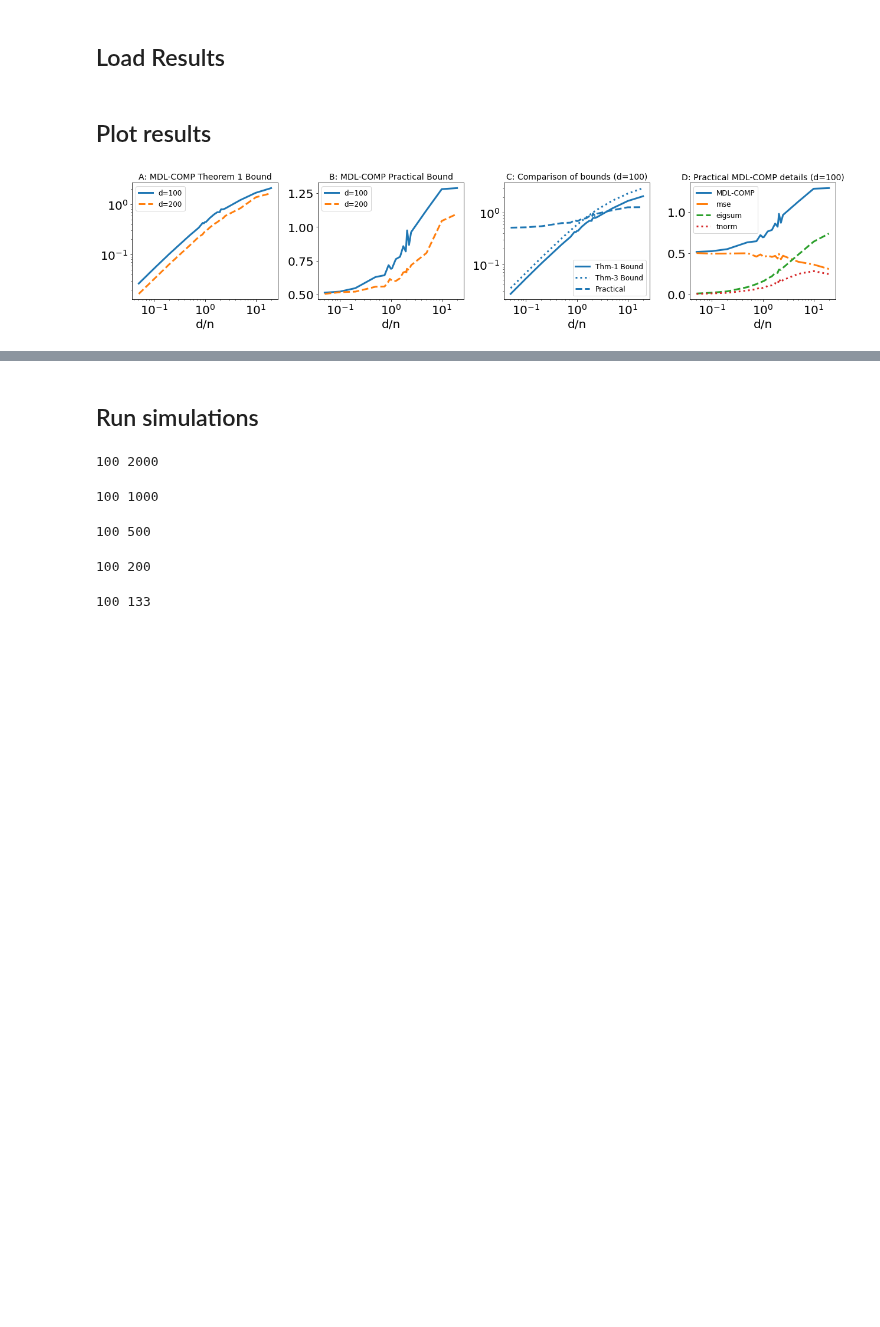
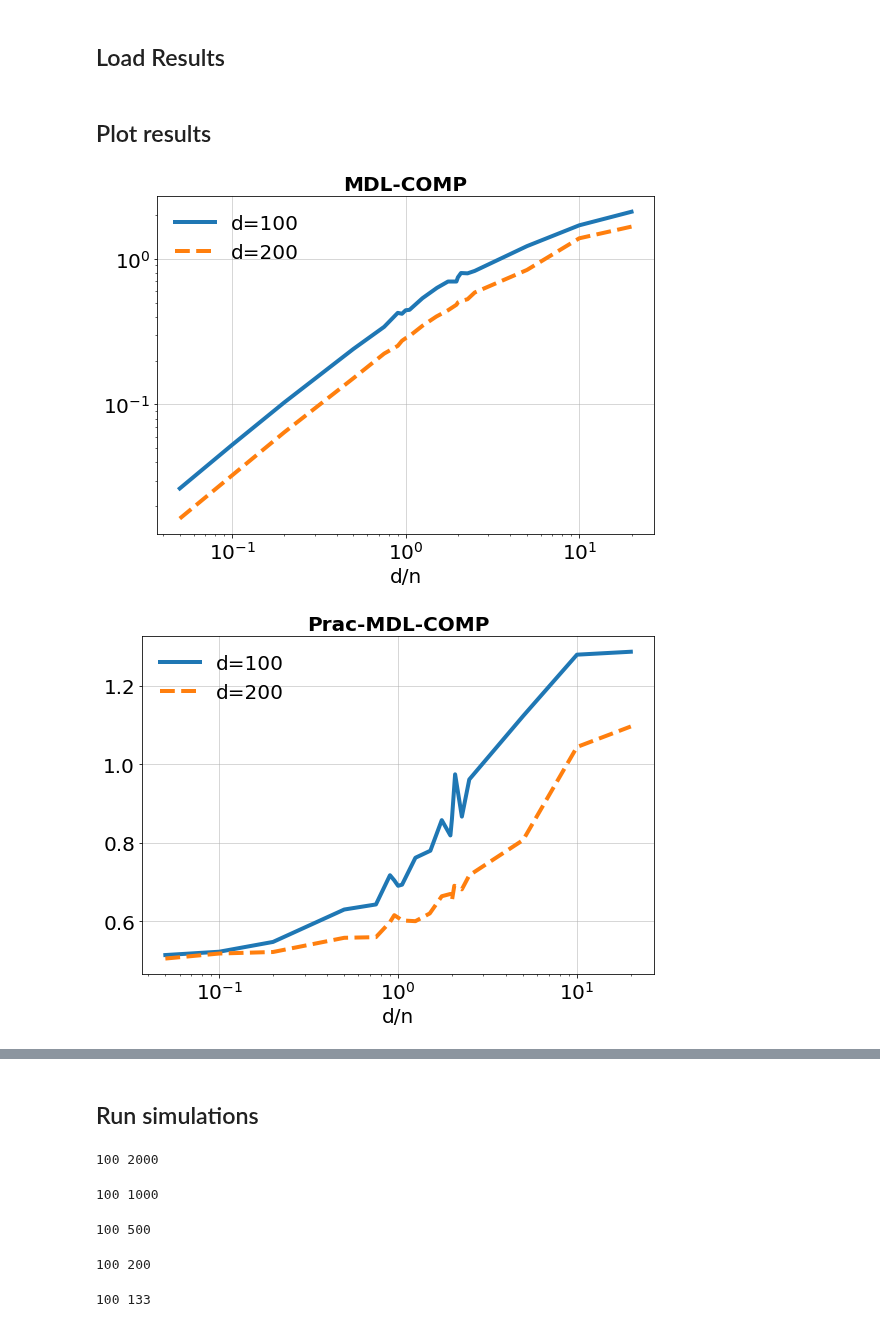
Before and after one commit to csinva/mdl-complexity, a Jupyter notebook: 06_mdl_bounds_comparison.ipynb, the cells around one changed output, grey strips where cells are left out. Cells and saved outputs as stored; diff of their text form; code cells hidden in the pictures; blank space fills up the shorter version.

Commit message:
mdl bounds

```diff
--- a/06_mdl_bounds_comparison.ipynb
+++ b/06_mdl_bounds_comparison.ipynb
@@ -91,54 +95,74 @@ mdl_practice = results["mdl_practice"]
 thm3_bnds = results["mdl_thm_3"]
 mse = results["mse"]
 eigsum = results["eigsum"]
 tnorm = results["tnorm"]
 
-plt.figure(figsize=[18, 4])
+# plt.figure(figsize=[5, 5])
 
+mpl.rcParams['legend.fontsize'] = 20
 lss = ['-', '--', '-.', ':']
-plt.subplot(1, 4, 1)
+plt.figure(figsize=[8, 6])
 for j, d in enumerate(ds):
     ns = np.asarray(d/gammas, dtype=int)
-    plt.plot(d/ns, mdl_theory.mean(0)[j, :], color=cs[j], linestyle=lss[j],linewidth=3.,  label='d=%d'%(d))
-plt.legend()
-plt.title('A: MDL-COMP Theorem 1 Bound')
+    plt.plot(d/ns, mdl_theory.mean(0)[j, :], color=cs[j], linestyle=lss[j],linewidth=4.,  label='d=%d'%(d))
+plt.grid(True, alpha=0.5, linewidth=1.)
+plt.legend(frameon=False)
+plt.title('MDL-COMP', fontweight='bold', fontsize=20)
 plt.xscale('log')
 plt.yscale('log')
 plt.xlabel('d/n')
+plt.tight_layout()
+plt.savefig('mdl_theory.pdf')
+plt.show()
 
-plt.subplot(1, 4, 2)
+plt.figure(figsize=[8, 6])
 for j, d in enumerate(ds):
     ns = np.asarray(d/gammas, dtype=int)
-    plt.plot(d/ns, mdl_practice.mean(0)[j, :], color=cs[j], linestyle=lss[j],linewidth=3.,  label='d=%d'%(d))
-plt.title('B: MDL-COMP Practical Bound')
+    plt.plot(d/ns, mdl_practice.mean(0)[j, :], color=cs[j], linestyle=lss[j],linewidth=4.,  label='d=%d'%(d))
+plt.title('Prac-MDL-COMP', fontweight='bold', fontsize=20)
 plt.xscale('log')
-plt.legend()
+plt.legend(frameon=False)
 plt.xlabel('d/n')
+plt.grid(True, alpha=0.5, linewidth=1.)
+plt.tight_layout()
 
-plt.subplot(1, 4, 3)
+plt.savefig('mdl_practical.pdf')
+plt.show()
+
+
+plt.figure(figsize=[8, 6])
 d = ds[0]
 ns = np.asarray(d/gammas, dtype=int)
-plt.plot(d/ns, mdl_theory.mean(0)[0, :], color=cs[0], linestyle='-',linewidth=3.,  label='Thm-1 Bound')
-plt.plot(d/ns, thm3_bnds[d], color=cs[0], linestyle=':',linewidth=3.,  label='Thm-3 Bound')
-plt.plot(d/ns, mdl_practice.mean(0)[0, :], color=cs[0], linestyle='--',linewidth=3.,  label='Practical')
-plt.legend()
-plt.title('C: Comparison of bounds (d=%d)'%d)
+plt.plot(d/ns, mdl_theory.mean(0)[0, :], color=cs[0], linestyle='-',linewidth=4.,  label='MDL-COMP')
+plt.plot(d/ns, thm3_bnds[d], color=cs[0], linestyle=':',linewidth=4.,  label='(RMT) MDL-COMP')
+plt.plot(d/ns, mdl_practice.mean(0)[0, :], color=cs[0], linestyle='--',linewidth=4.,  label='Prac-MDL-COMP')
+plt.legend(frameon=False)
+plt.title('Comparison of MDL-complexities (d=%d)'%d, fontweight='bold', fontsize=20)
 plt.xscale('log')
 plt.yscale('log')
 plt.xlabel('d/n')
+plt.grid(True, alpha=0.5, linewidth=1.)
+plt.tight_layout()
+
+plt.savefig('mdl_comparison_all_bounds.pdf')
+plt.show()
 
 
-plt.subplot(1, 4, 4)
-plt.plot(d/ns, mdl_practice.mean(0)[0, :], color=cs[0], linestyle='-', linewidth=3.,label='MDL-COMP')
-plt.plot(d/ns, mse.mean(0)[0, :], color=cs[1], linestyle='-.', linewidth=3.,label='mse')
-plt.plot(d/ns, eigsum.mean(0)[0, :], color=cs[2], linestyle='--',linewidth=3.,  label='eigsum')
-plt.plot(d/ns, tnorm.mean(0)[0, :], color=cs[3], linestyle=':',  linewidth=3., label='tnorm')
+
+plt.figure(figsize=[8, 6])
+plt.plot(d/ns, mdl_practice.mean(0)[0, :], color=cs[0], linestyle='-', linewidth=4.,  label='Prac-MDL-COMP')
+plt.plot(d/ns, mse.mean(0)[0, :], color=cs[1], linestyle='-.', linewidth=4.,label='In-sample MSE')
+plt.plot(d/ns, eigsum.mean(0)[0, :], color=cs[2], linestyle='--',linewidth=4.,  label='Eig. Sum')
+plt.plot(d/ns, tnorm.mean(0)[0, :], color=cs[3], linestyle=':',  linewidth=4., label='Theta Norm')
 plt.xscale('log')
 plt.xlabel('d/n')
-plt.title('D: Practical MDL-COMP details (d=%d)'%d)
-plt.legend()
+# plt.ylim([0., 1.75])
+plt.grid(True, alpha=0.5, linewidth=1.)
+plt.title('Decomposing Prac-MDL-COMP (d=%d)'%d, fontweight='bold', fontsize=20)
+plt.legend(frameon=False)
 plt.tight_layout()
-plt.savefig('mdl_comparison.pdf')
+plt.savefig('mdl_practical_details.pdf')
 plt.show()
 # %% [output]
-[figure, old version]
+[figure, new version]
+[figure, added]
```
Also changed, not shown: parts of 30 cells of this notebook.
